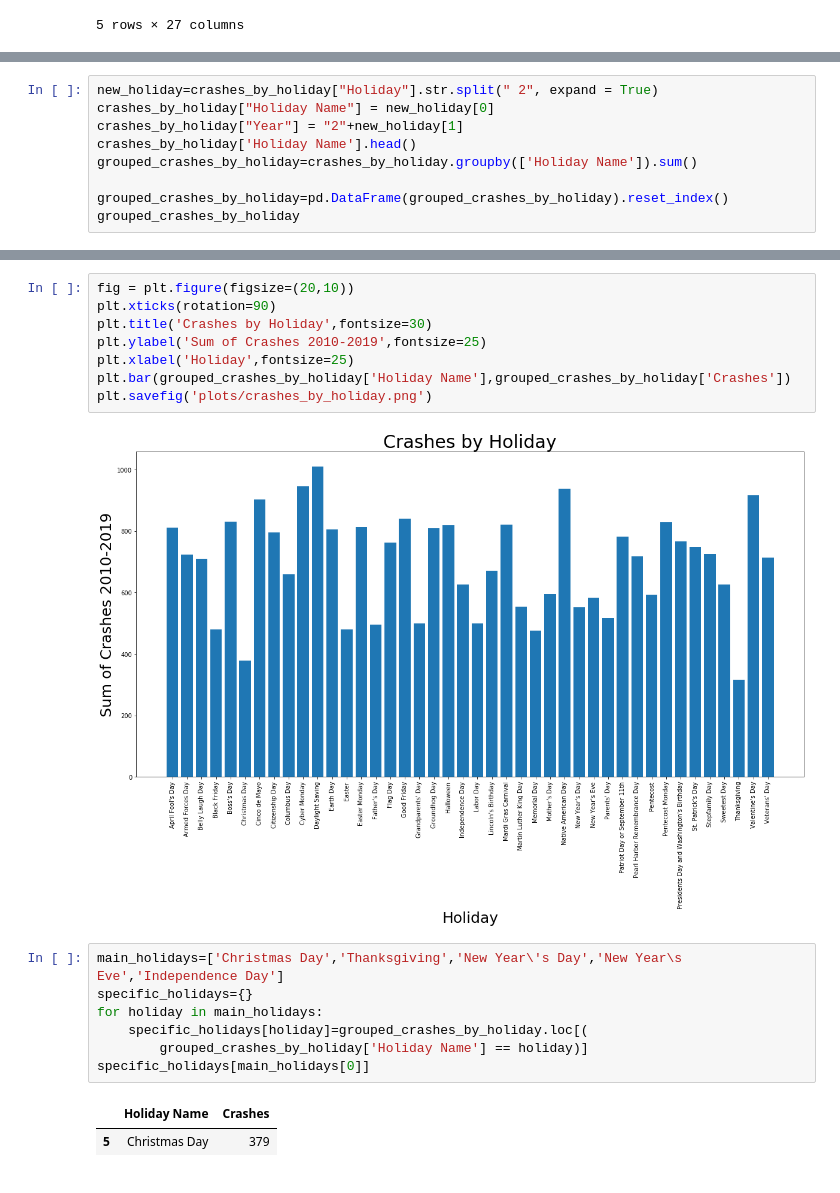
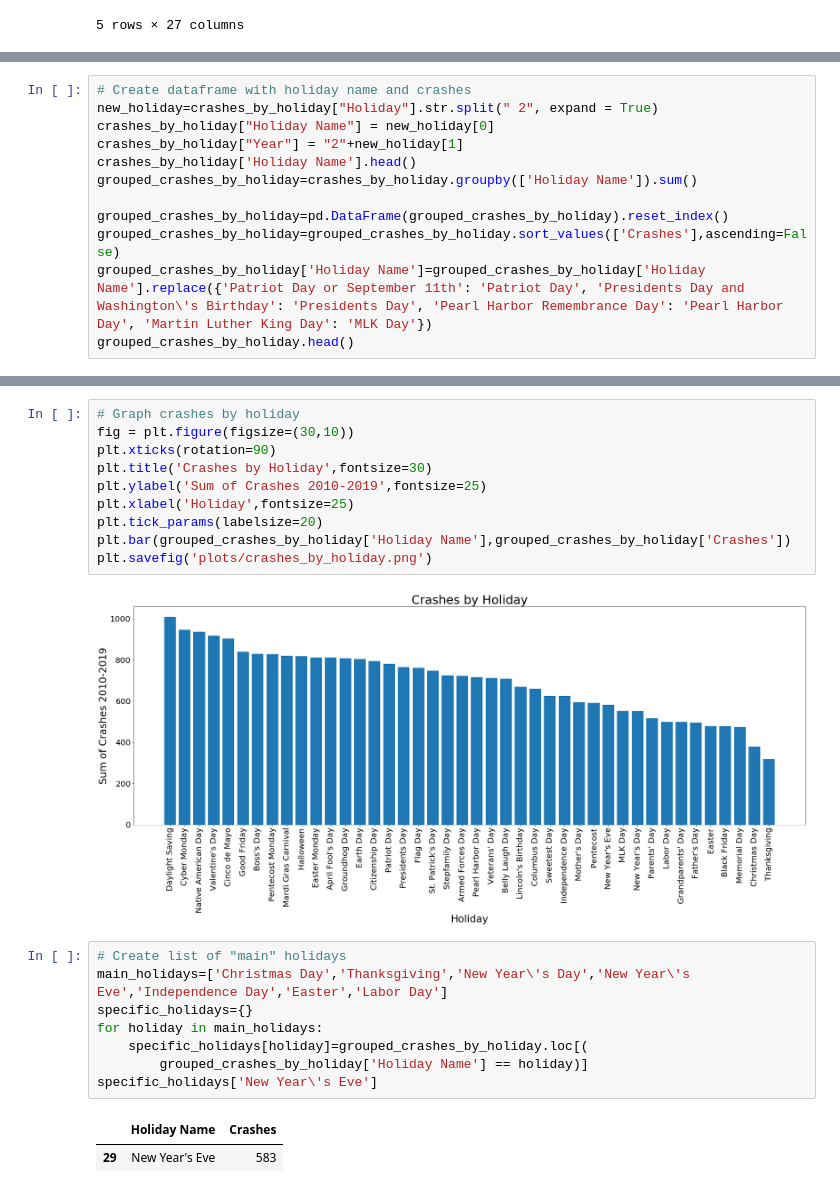
Before and after one commit to icebergmann99/PROJECT-1, a Jupyter notebook: dataframes-holiday.py.ipynb, the cells around one changed output, grey strips where cells are left out. Cells and saved outputs as stored; diff of their text form.

Commit message:
Added more graphs and comments

```diff
--- a/dataframes-holiday.py.ipynb
+++ b/dataframes-holiday.py.ipynb
@@ -230,4 +305,5 @@ crashes_by_holiday
 # %%
+# Create dataframe with holiday name and crashes
 new_holiday=crashes_by_holiday["Holiday"].str.split(" 2", expand = True)
 crashes_by_holiday["Holiday Name"] = new_holiday[0]
 crashes_by_holiday["Year"] = "2"+new_holiday[1]
@@ -235,6 +311,8 @@ crashes_by_holiday['Holiday Name'].head()
 grouped_crashes_by_holiday=crashes_by_holiday.groupby(['Holiday Name']).sum()
 
 grouped_crashes_by_holiday=pd.DataFrame(grouped_crashes_by_holiday).reset_index()
-grouped_crashes_by_holiday
+grouped_crashes_by_holiday=grouped_crashes_by_holiday.sort_values(['Crashes'],ascending=False)
+grouped_crashes_by_holiday['Holiday Name']=grouped_crashes_by_holiday['Holiday Name'].replace({'Patriot Day or September 11th': 'Patriot Day', 'Presidents Day and Washington\'s Birthday': 'Presidents Day', 'Pearl Harbor Remembrance Day': 'Pearl Harbor Day', 'Martin Luther King Day': 'MLK Day'})
+grouped_crashes_by_holiday.head()
 # %% [output]
 |  | Holiday Name | Crashes |
@@ -257,20 +324,23 @@ grouped_crashes_by_holiday
 # %%
-fig = plt.figure(figsize=(20,10))
+# Graph crashes by holiday
+fig = plt.figure(figsize=(30,10))
 plt.xticks(rotation=90)
 plt.title('Crashes by Holiday',fontsize=30)
 plt.ylabel('Sum of Crashes 2010-2019',fontsize=25)
 plt.xlabel('Holiday',fontsize=25)
+plt.tick_params(labelsize=20)
 plt.bar(grouped_crashes_by_holiday['Holiday Name'],grouped_crashes_by_holiday['Crashes'])
 plt.savefig('plots/crashes_by_holiday.png')
 # %% [output]
-[figure, old version]
+[figure, new version]
 # %%
-main_holidays=['Christmas Day','Thanksgiving','New Year\'s Day','New Year\s Eve','Independence Day']
+# Create list of "main" holidays
+main_holidays=['Christmas Day','Thanksgiving','New Year\'s Day','New Year\'s Eve','Independence Day','Easter','Labor Day']
 specific_holidays={}
 for holiday in main_holidays:
     specific_holidays[holiday]=grouped_crashes_by_holiday.loc[(
         grouped_crashes_by_holiday['Holiday Name'] == holiday)]
-specific_holidays[main_holidays[0]]
+specific_holidays['New Year\'s Eve']
 # %% [output]
 |  | Holiday Name | Crashes |
-| 5 | Christmas Day | 379 |
+| 29 | New Year's Eve | 583 |
```
Also changed, not shown: parts of 30 cells of this notebook, 5 other files.
